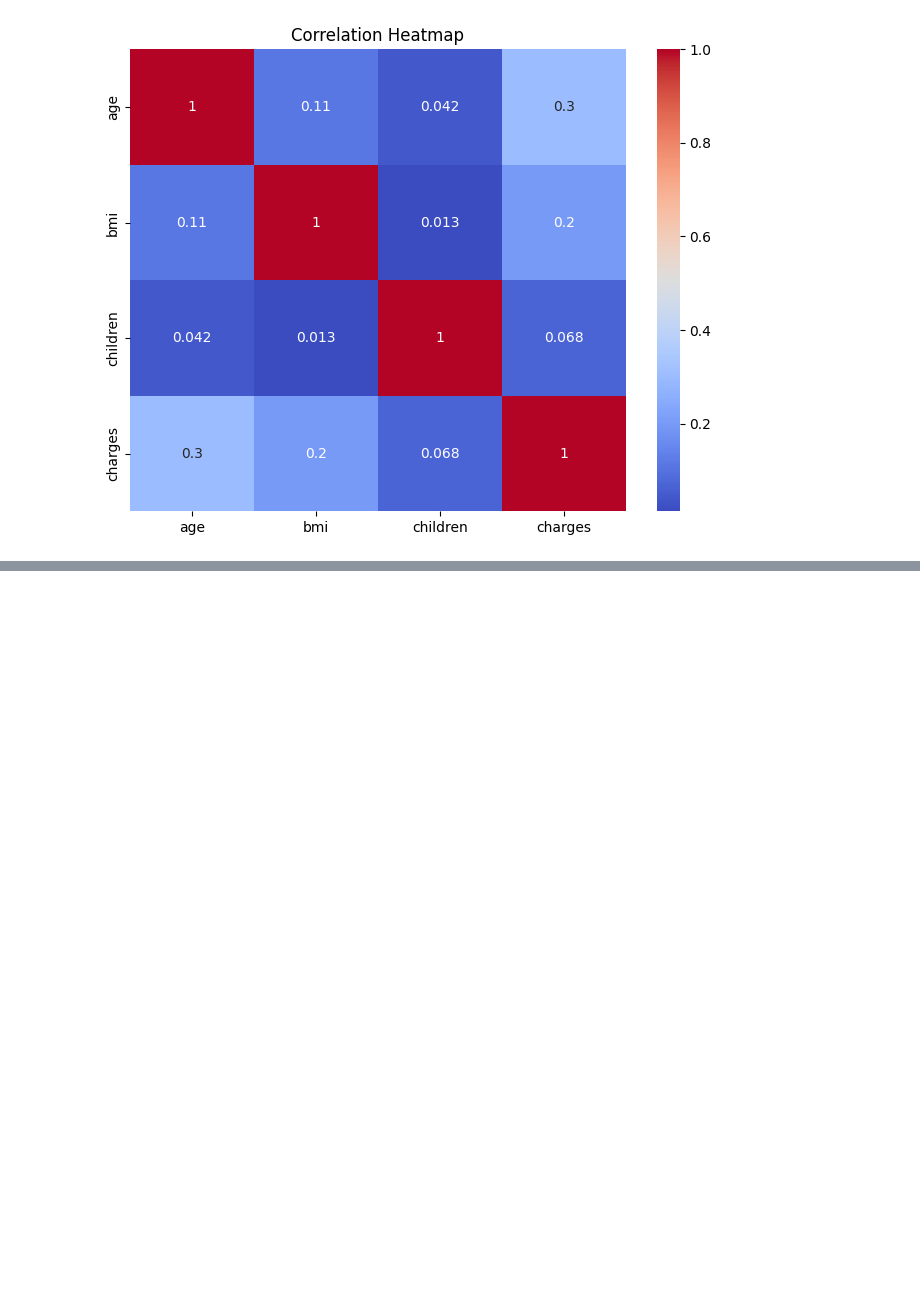
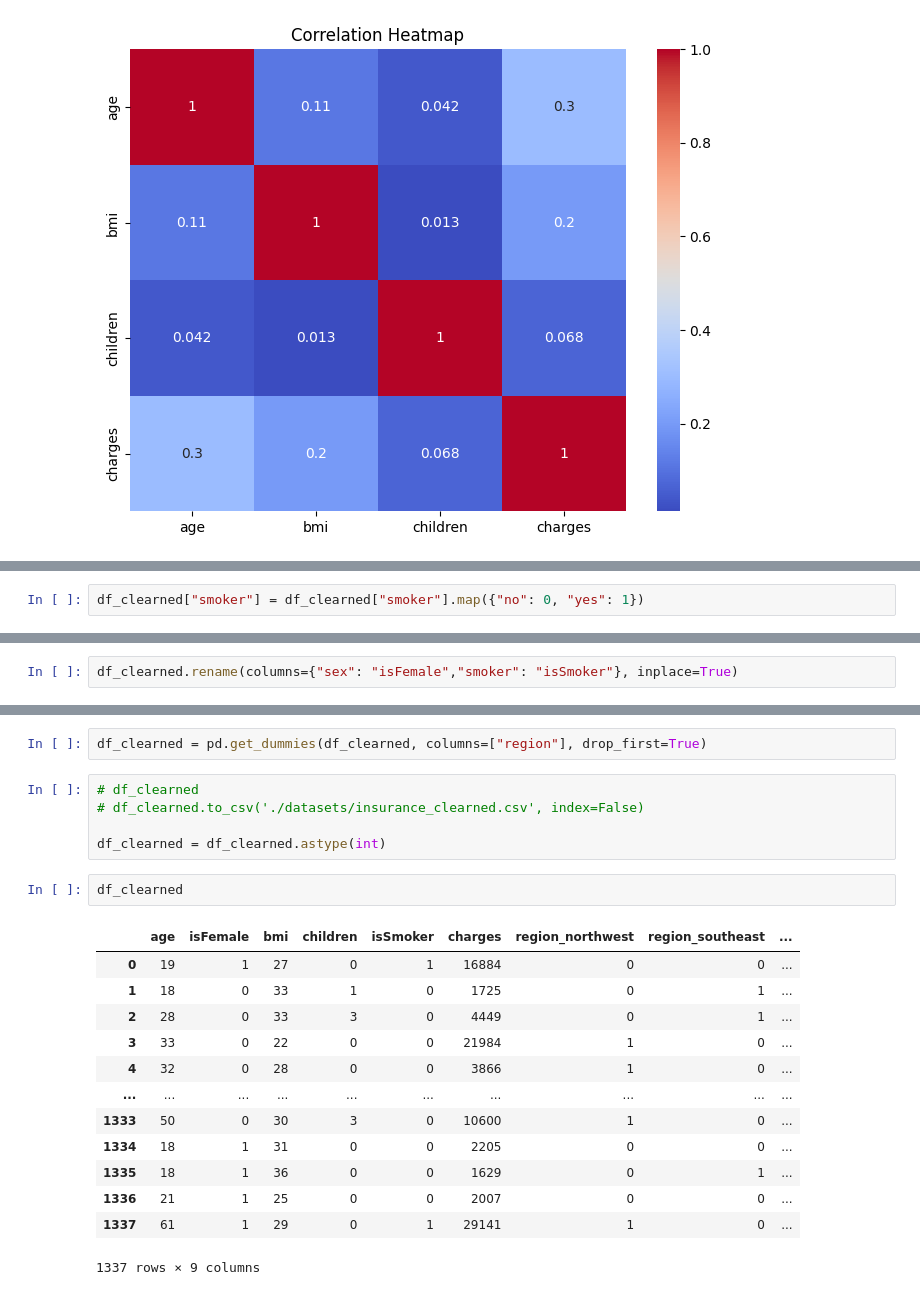
Before and after one commit to heyibad/ai-engineering-projects, a Jupyter notebook: eda-insurance.ipynb, the cells around one changed output, grey strips where cells are left out. Saved outputs shown, nothing was run; the diff lists cells and outputs as text; blank space fills up the shorter version.

```diff
--- a/eda-insurance.ipynb
+++ b/eda-insurance.ipynb
@@ -116,0 +177,2 @@ Text(0.5, 1.0, 'Correlation Heatmap')
+# %%
+df_clearned["smoker"] = df_clearned["smoker"].map({"no": 0, "yes": 1})
@@ -116,0 +195,2 @@ Text(0.5, 1.0, 'Correlation Heatmap')
+# %%
+df_clearned.rename(columns={"sex": "isFemale","smoker": "isSmoker"}, inplace=True)
@@ -116,0 +213,23 @@ Text(0.5, 1.0, 'Correlation Heatmap')
+# %%
+df_clearned = pd.get_dummies(df_clearned, columns=["region"], drop_first=True)
+# %%
+# df_clearned
+# df_clearned.to_csv('./datasets/insurance_clearned.csv', index=False)
+
+df_clearned = df_clearned.astype(int)
+# %%
+df_clearned
+# %% [output]
+|  | age | isFemale | bmi | children | isSmoker | charges | region_northwest | region_southeast | ... |
+| 0 | 19 | 1 | 27 | 0 | 1 | 16884 | 0 | 0 | ... |
+| 1 | 18 | 0 | 33 | 1 | 0 | 1725 | 0 | 1 | ... |
+| 2 | 28 | 0 | 33 | 3 | 0 | 4449 | 0 | 1 | ... |
+| 3 | 33 | 0 | 22 | 0 | 0 | 21984 | 1 | 0 | ... |
+| 4 | 32 | 0 | 28 | 0 | 0 | 3866 | 1 | 0 | ... |
+| ... | ... | ... | ... | ... | ... | ... | ... | ... | ... |
+| 1333 | 50 | 0 | 30 | 3 | 0 | 10600 | 1 | 0 | ... |
+| 1334 | 18 | 1 | 31 | 0 | 0 | 2205 | 0 | 0 | ... |
+| 1335 | 18 | 1 | 36 | 0 | 0 | 1629 | 0 | 1 | ... |
+| 1336 | 21 | 1 | 25 | 0 | 0 | 2007 | 0 | 0 | ... |
+| 1337 | 61 | 1 | 29 | 0 | 1 | 29141 | 1 | 0 | ... |
+1337 rows × 9 columns
```
Also changed, not shown: parts of 23 cells of this notebook.
